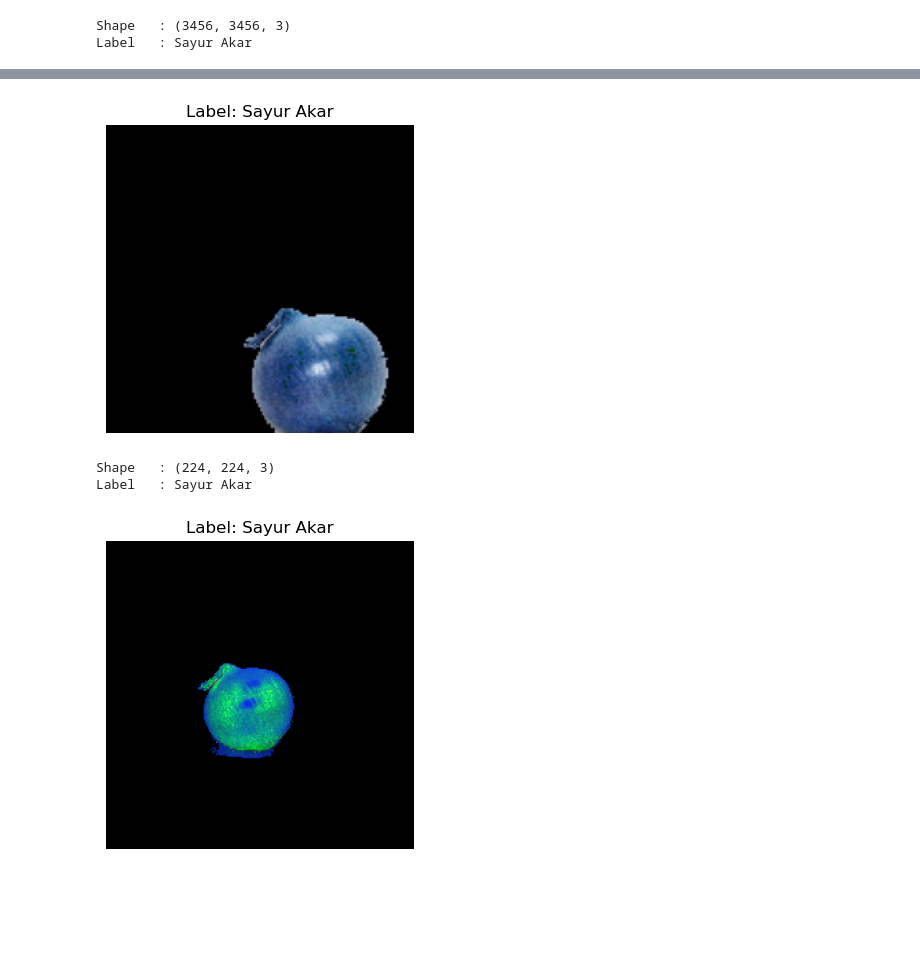
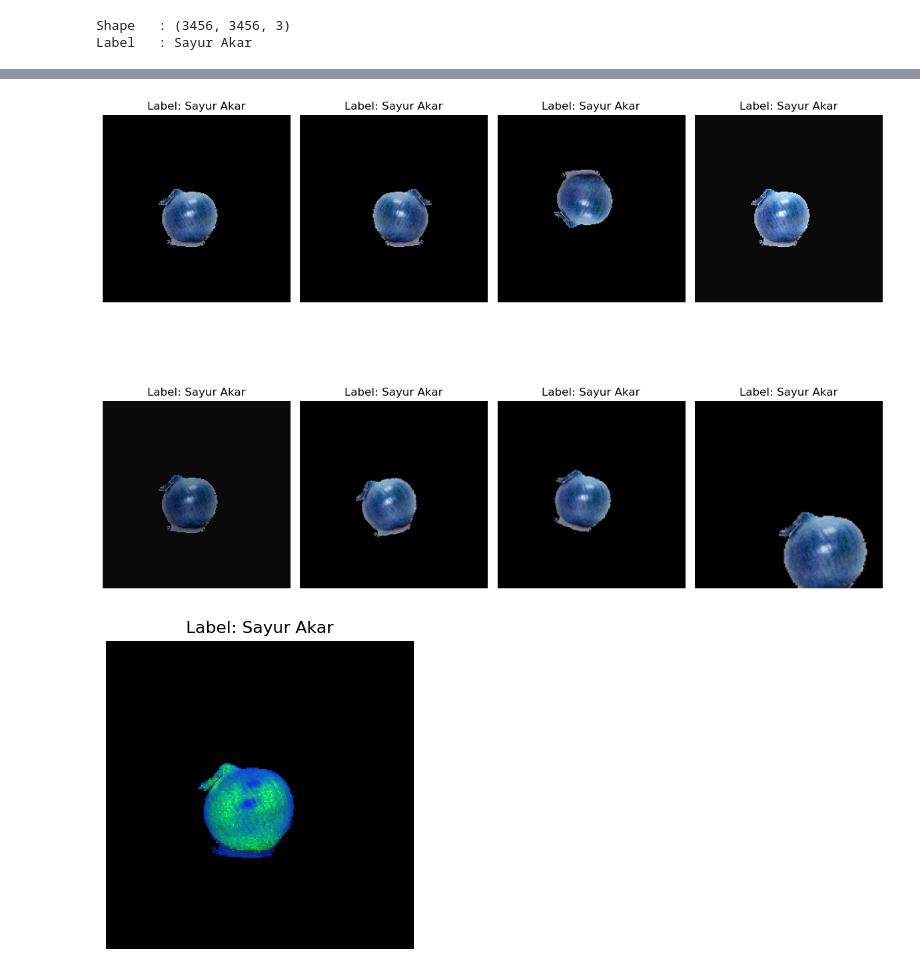
Before and after one commit to sukinnamz/ParisyApp-DataTraining, a Jupyter notebook: color+texture+hogpca.ipynb, the cells around one changed output, grey strips where cells are left out. Drawn from its saved outputs; the diff is of its cells as text; code cells hidden in the pictures; blank space fills up the shorter version.

```diff
--- a/color+texture+hogpca.ipynb
+++ b/color+texture+hogpca.ipynb
@@ -162,9 +160,17 @@ Label   : Sayur Akar
 # %%
-img_viz(aug, 7)
+fig, axes = plt.subplots(2, 4, figsize=(12, 10))
+for i in range(8):
+    img, label = aug[i]
+    img = np.array(img)
+    ax = axes[i // 4, i % 4]
+    cmap = "gray" if len(img.shape) == 2 else None
+    ax.imshow(img, cmap=cmap)
+    ax.set_title(f"Label: {label}")
+    ax.axis("off")
+plt.tight_layout()
+plt.show()
 # %% [output]
-[figure, old version]
+[figure, new version]
-Shape   : (224, 224, 3)
-Label   : Sayur Akar
 # %%
 def preprocess_for_HSV(processed_list):
     result = []
```
Also changed, not shown: parts of 35 cells of this notebook.
